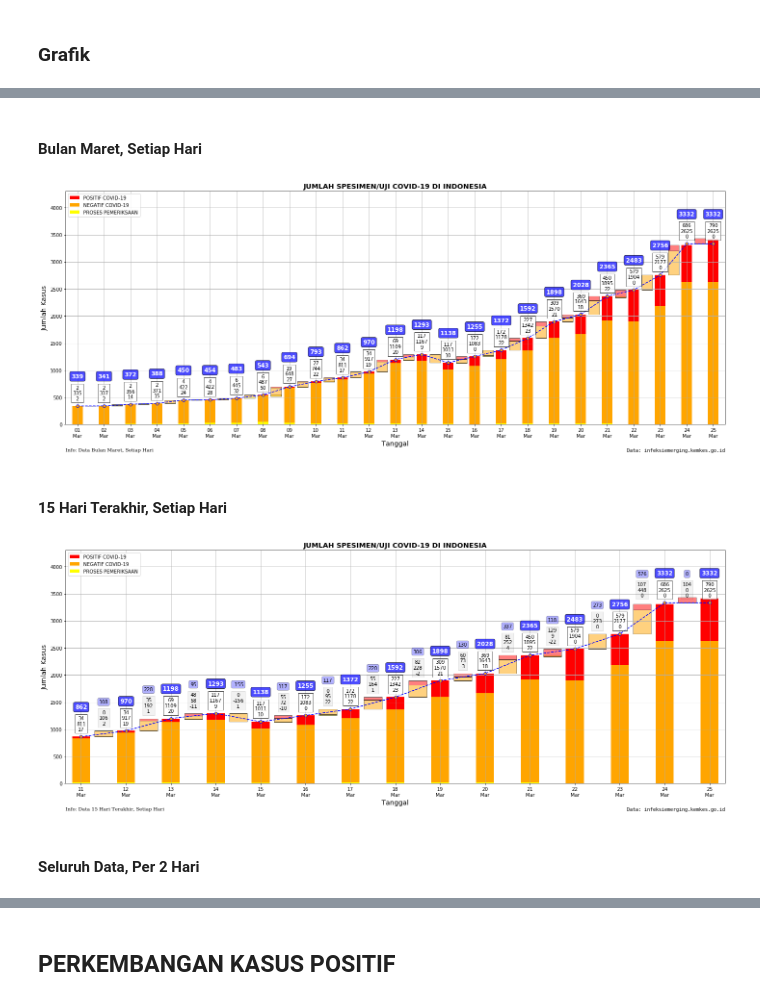
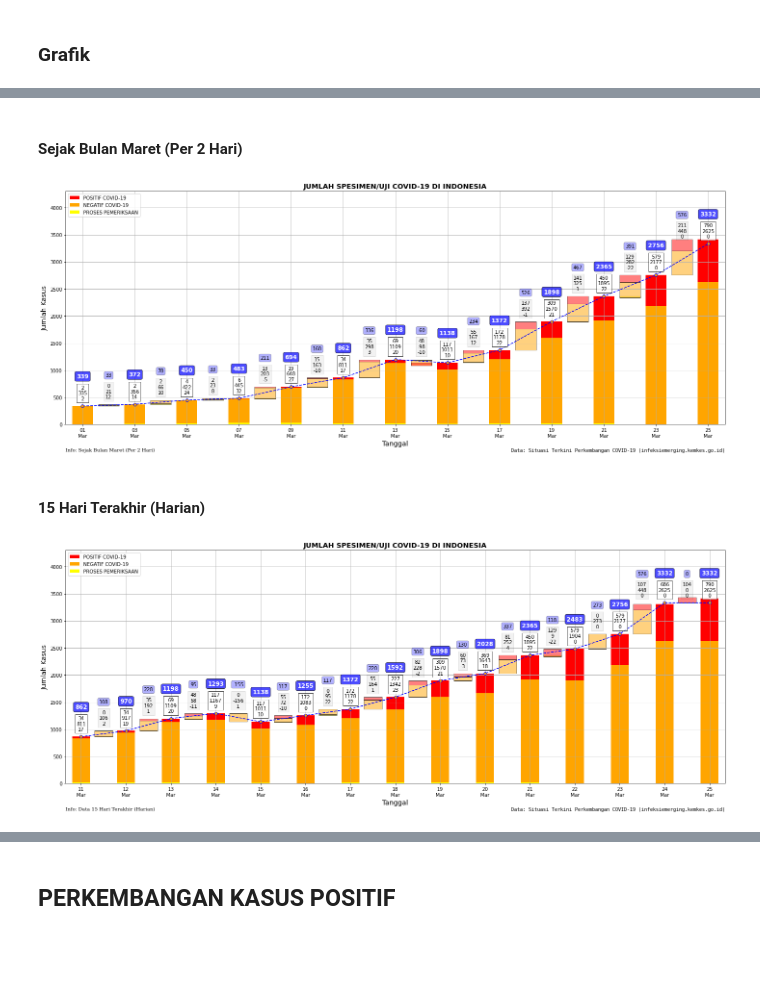
Before and after one commit to taruma/inkovis, a Jupyter notebook: notebook/inkovis_nb.ipynb, the cells around one changed output, grey strips where cells are left out. Saved outputs shown, nothing was run; the diff lists cells and outputs as text; code cells hidden in the pictures; blank space fills up the shorter version.

```diff
--- a/notebook/inkovis_nb.ipynb
+++ b/notebook/inkovis_nb.ipynb
@@ -45,6 +43,3 @@ raw_dataset.tail()
 | 2020-03-23 | 2756 | 579 | 30 | 49 | 2177 | 0 | 500 | NaN |
 | 2020-03-24 | 3332 | 686 | 30 | 55 | 2625 | 0 | 601 | (informasi kasus perawatan diambi... |
 | 2020-03-25 | 3332 | 790 | 31 | 58 | 2625 | 0 | 701 | (informasi diambil di situs, pada... |
-# %%
-dataset = raw_dataset.drop('catatan', axis=1)
-dataset.head()
@@ -441,20 +495,26 @@ def plot_covid_test(
 # %% [markdown]
-#### Bulan Maret, Setiap Hari
+#### Sejak Bulan Maret (Per 2 Hari)
 # %%
 fig, ax = plt.subplots(figsize=(20, 8))
 
-plot_covid_test(raw_dataset, ax, mask=('2020-03', None), show_number=True, text_left="Info: Data Bulan Maret, Setiap Hari")
-plt.savefig('GRAFIK_JUMLAH_SPESIMEN_MARET.png', dpi=150)
+plot_covid_test(
+    raw_dataset, ax, mask=('2020-03', None), days=2,
+    show_diff=True,
+    text_left="Info: Sejak Bulan Maret (Per 2 Hari)")
+
+plt.savefig('GRAFIK_JUMLAH_SPESIMEN_SMARET_2HARI.png', dpi=150)
 # %% [output]
-[figure, old version]
+[figure, new version]
 # %% [markdown]
-#### 15 Hari Terakhir, Setiap Hari
+#### 15 Hari Terakhir (Harian)
 # %%
 fig, ax = plt.subplots(figsize=(20, 8))
 
-plot_covid_test(raw_dataset[-15:], ax, show_number=True, show_diff=True, text_left="Info: Data 15 Hari Terakhir, Setiap Hari")
-plt.savefig('GRAFIK_JUMLAH_SPESIMEN_15_HARI_TERAKHIR.png', dpi=150)
+plot_covid_test(
+    raw_dataset[-15:], ax,
+    show_diff=True,
+    text_left="Info: Data 15 Hari Terakhir (Harian)")
+
+plt.savefig('GRAFIK_JUMLAH_SPESIMEN_15AKHIR_HARIAN.png', dpi=150)
 # %% [output]
-[figure, old version]
+[figure, new version]
-# %% [markdown]
-#### Seluruh Data, Per 2 Hari
```
Also changed, not shown: parts of 18 cells of this notebook.
